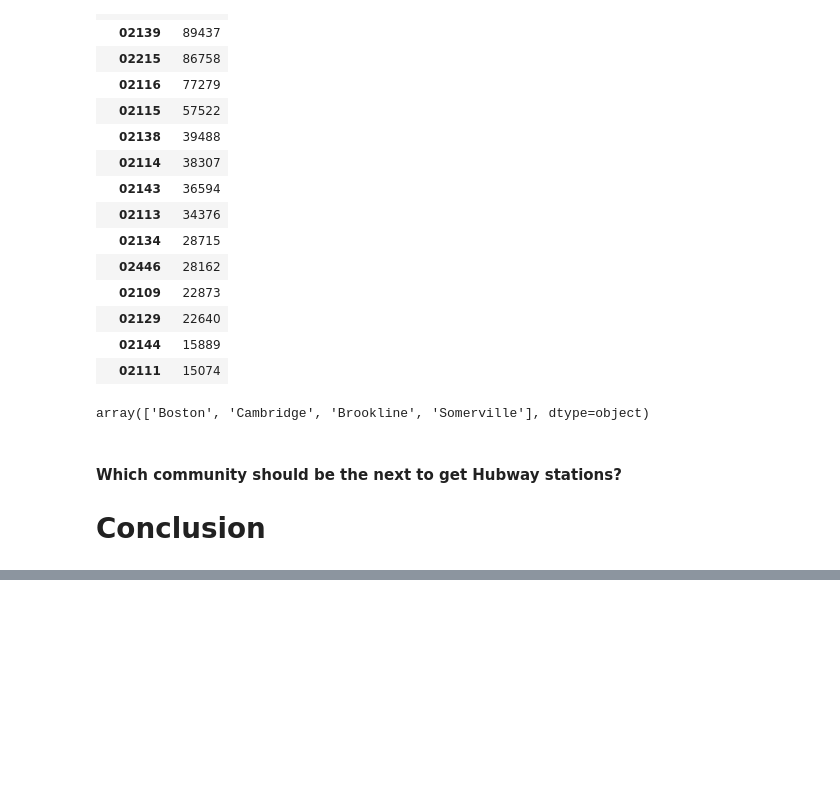
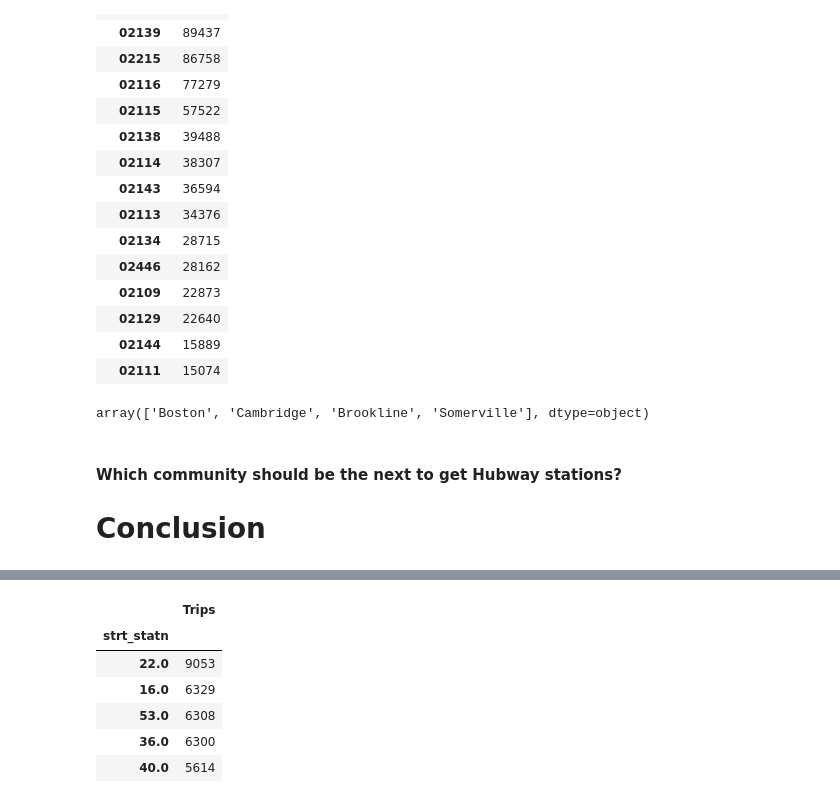
Before and after one commit to jisanos/Hubway-Data-Visualization-Challenge, a Jupyter notebook: Exam_Script.ipynb, the cells around one changed output, grey strips where cells are left out. Saved outputs shown, nothing was run; the diff lists cells and outputs as text; code cells hidden in the pictures; blank space fills up the shorter version.

```diff
--- a/Exam_Script.ipynb
+++ b/Exam_Script.ipynb
@@ -676,0 +720,16 @@ array(['Boston', 'Cambridge', 'Brookline', 'Somerville'], dtype=object)
+# %%
+#Setting gender and station as indexes and aggregating by number of trips taken
+
+Gender_Stations = Trips.groupby(['gender', 'strt_statn']).aggregate(aggregator)
+# %%
+Gender_Stations = Gender_Stations.rename(columns = {'duration':'Trips'})
+# %%
+Gender_Stations.loc['Female',:].sort_values(by='Trips', ascending=0).head()
+# %% [output]
+|  | Trips |
+| strt_statn |  |
+| 22.0 | 9053 |
+| 16.0 | 6329 |
+| 53.0 | 6308 |
+| 36.0 | 6300 |
+| 40.0 | 5614 |
```
Also changed, not shown: parts of 10 cells of this notebook.
